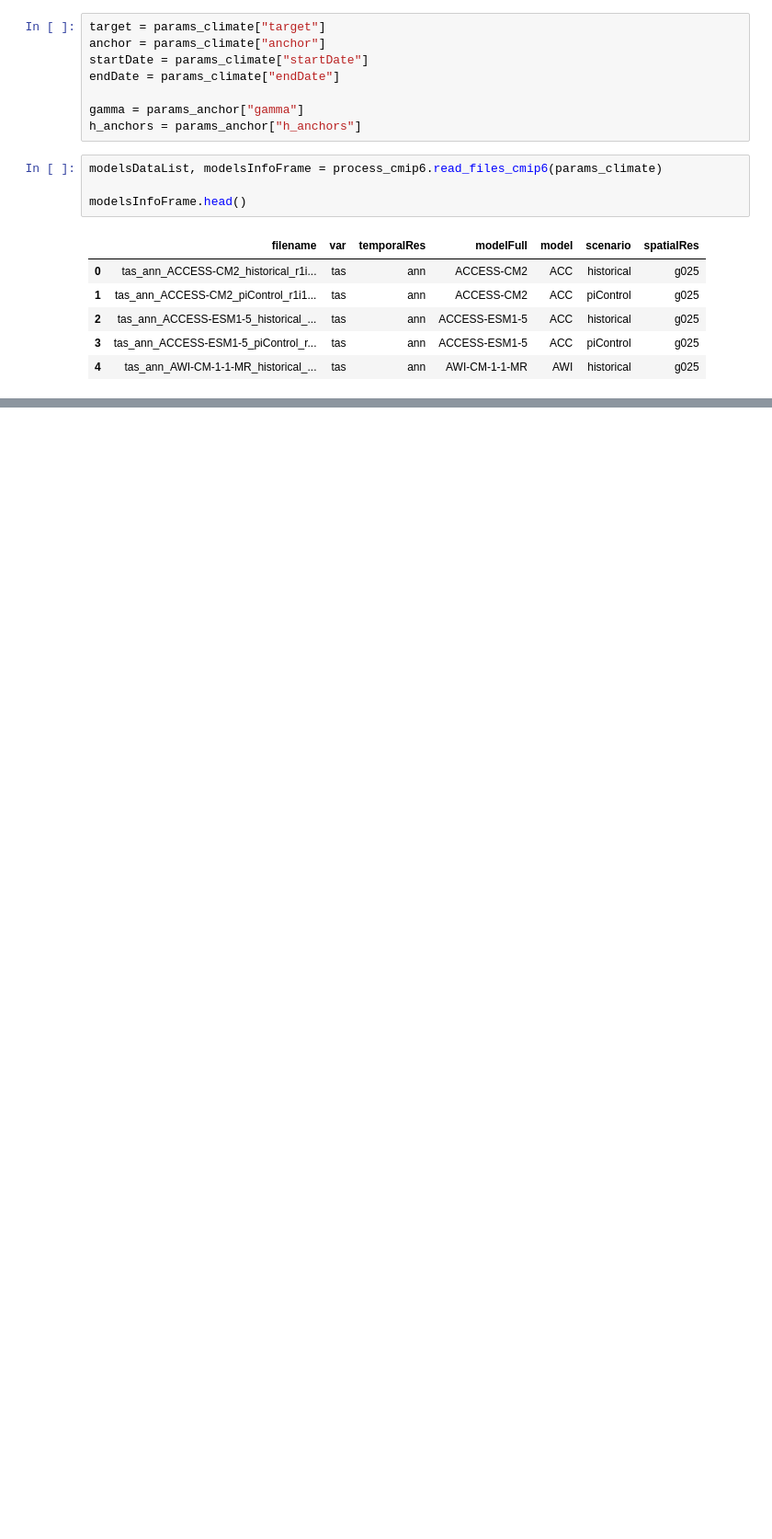
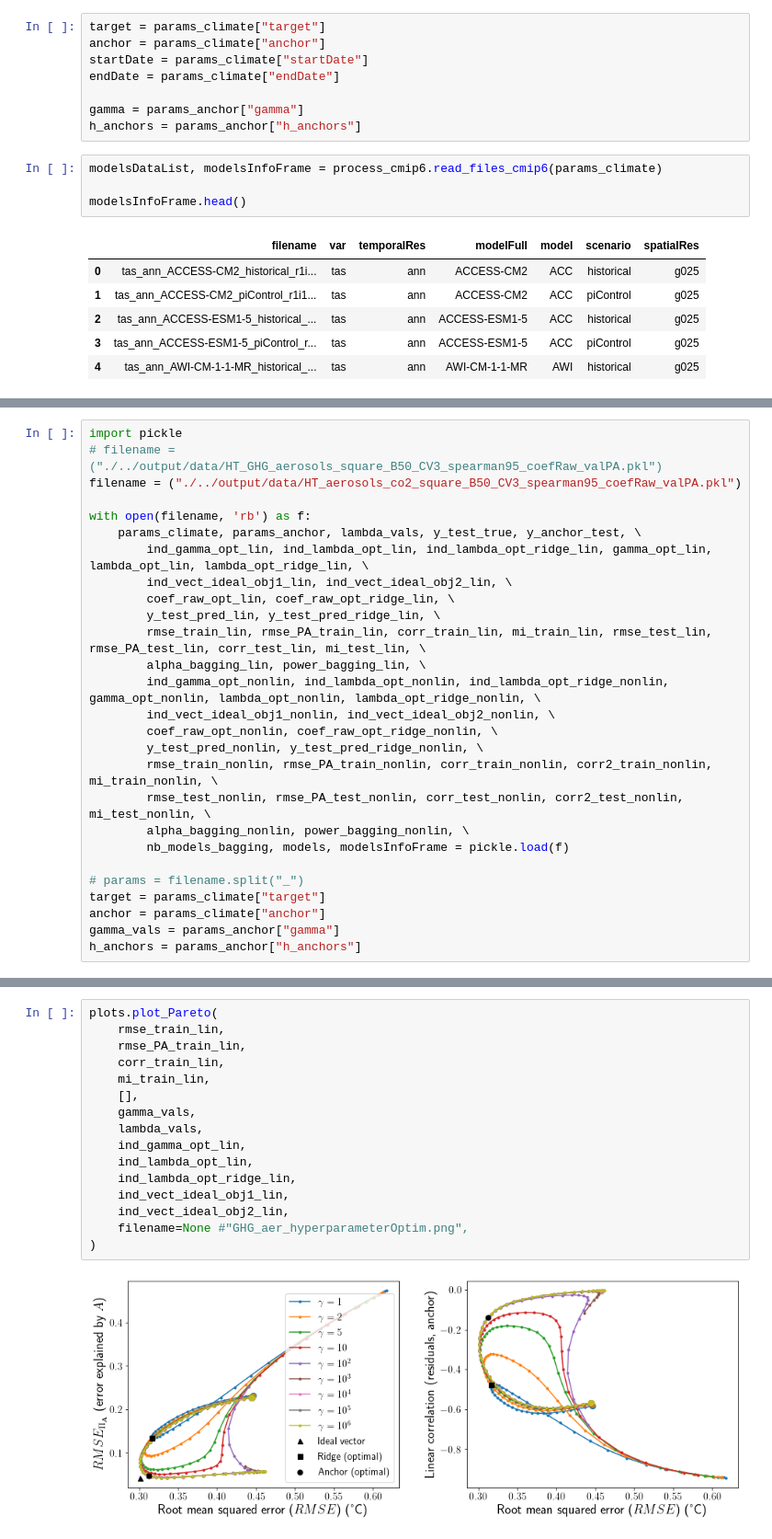
Before and after one commit to eszekely/robustDA, a Jupyter notebook: notebooks/CMIP6_dashlarge.ipynb, the cells around one changed output, grey strips where cells are left out. Shown: that part at 92% size. Saved outputs shown, nothing was run; the diff lists cells and outputs as text; blank space fills up the shorter version.

```diff
--- a/notebooks/CMIP6_dashlarge.ipynb
+++ b/notebooks/CMIP6_dashlarge.ipynb
@@ -312,0 +77,27 @@ plots.plot_Pareto(
+# %%
+import pickle
+# filename = ("./../output/data/HT_GHG_aerosols_square_B50_CV3_spearman95_coefRaw_valPA.pkl")
+filename = ("./../output/data/HT_aerosols_co2_square_B50_CV3_spearman95_coefRaw_valPA.pkl")
+
+with open(filename, 'rb') as f:
+    params_climate, params_anchor, lambda_vals, y_test_true, y_anchor_test, \
+        ind_gamma_opt_lin, ind_lambda_opt_lin, ind_lambda_opt_ridge_lin, gamma_opt_lin, lambda_opt_lin, lambda_opt_ridge_lin, \
+        ind_vect_ideal_obj1_lin, ind_vect_ideal_obj2_lin, \
+        coef_raw_opt_lin, coef_raw_opt_ridge_lin, \
+        y_test_pred_lin, y_test_pred_ridge_lin, \
+        rmse_train_lin, rmse_PA_train_lin, corr_train_lin, mi_train_lin, rmse_test_lin, rmse_PA_test_lin, corr_test_lin, mi_test_lin, \
+        alpha_bagging_lin, power_bagging_lin, \
+        ind_gamma_opt_nonlin, ind_lambda_opt_nonlin, ind_lambda_opt_ridge_nonlin, gamma_opt_nonlin, lambda_opt_nonlin, lambda_opt_ridge_nonlin, \
+        ind_vect_ideal_obj1_nonlin, ind_vect_ideal_obj2_nonlin, \
+        coef_raw_opt_nonlin, coef_raw_opt_ridge_nonlin, \
+        y_test_pred_nonlin, y_test_pred_ridge_nonlin, \
+        rmse_train_nonlin, rmse_PA_train_nonlin, corr_train_nonlin, corr2_train_nonlin, mi_train_nonlin, \
+        rmse_test_nonlin, rmse_PA_test_nonlin, corr_test_nonlin, corr2_test_nonlin, mi_test_nonlin, \
+        alpha_bagging_nonlin, power_bagging_nonlin, \
+        nb_models_bagging, models, modelsInfoFrame = pickle.load(f)
+
+# params = filename.split("_")
+target = params_climate["target"]
+anchor = params_climate["anchor"]
+gamma_vals = params_anchor["gamma"]
+h_anchors = params_anchor["h_anchors"]
@@ -312,0 +132,18 @@ plots.plot_Pareto(
+# %%
+plots.plot_Pareto(
+    rmse_train_lin,
+    rmse_PA_train_lin,
+    corr_train_lin,
+    mi_train_lin,
+    [],
+    gamma_vals,
+    lambda_vals,
+    ind_gamma_opt_lin,
+    ind_lambda_opt_lin,
+    ind_lambda_opt_ridge_lin,
+    ind_vect_ideal_obj1_lin,
+    ind_vect_ideal_obj2_lin,
+    filename=None #"GHG_aer_hyperparameterOptim.png",
+)
+# %% [output]
+[figure, added]
```
Also changed, not shown: parts of 40 cells of this notebook, 2 other files.
